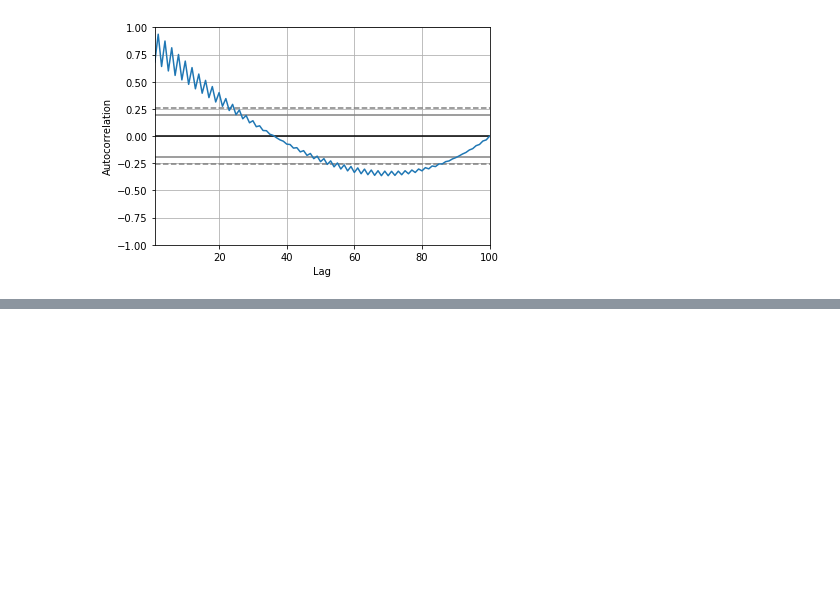
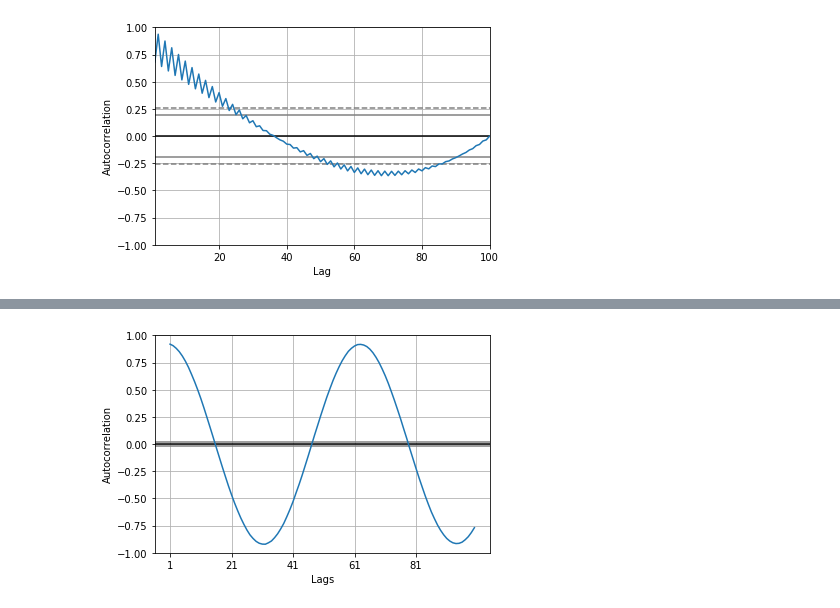
Before and after one commit to somnath1077/ML, a Jupyter notebook: timeseries/notebooks/Ch2_ACF_Exercises.ipynb, the cells around one changed output, grey strips where cells are left out. Cells and saved outputs as stored; diff of their text form; code cells hidden in the pictures; blank space fills up the shorter version.

```diff
--- a/timeseries/notebooks/Ch2_ACF_Exercises.ipynb
+++ b/timeseries/notebooks/Ch2_ACF_Exercises.ipynb
@@ -101,0 +116,5 @@ plt.show()
+# %%
+y_5 = [np.sin(x) + np.cos(x) + np.random.random() for x in np.arange(0.0, 1000.0, 0.1)]
+plot_acf(y_5, max_lag=100)
+# %% [output]
+[figure, added]
```
Also changed, not shown: parts of 2 cells of this notebook.
